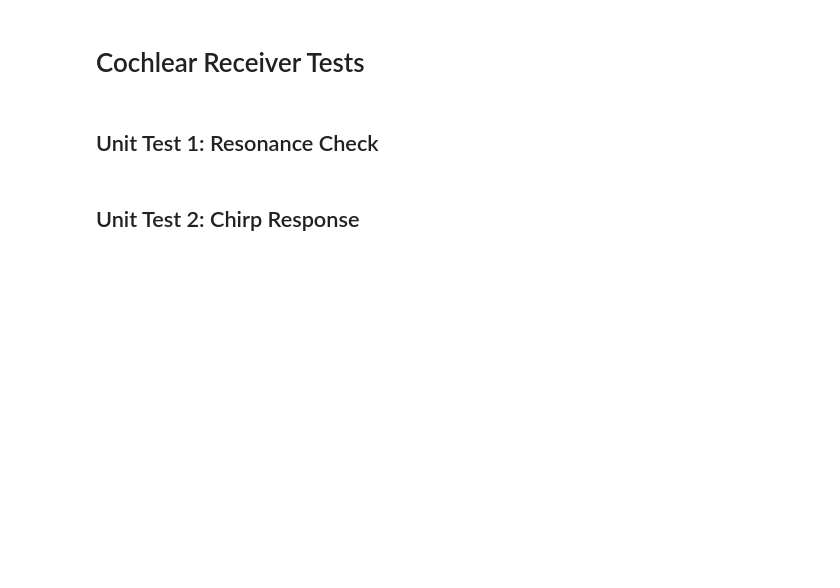
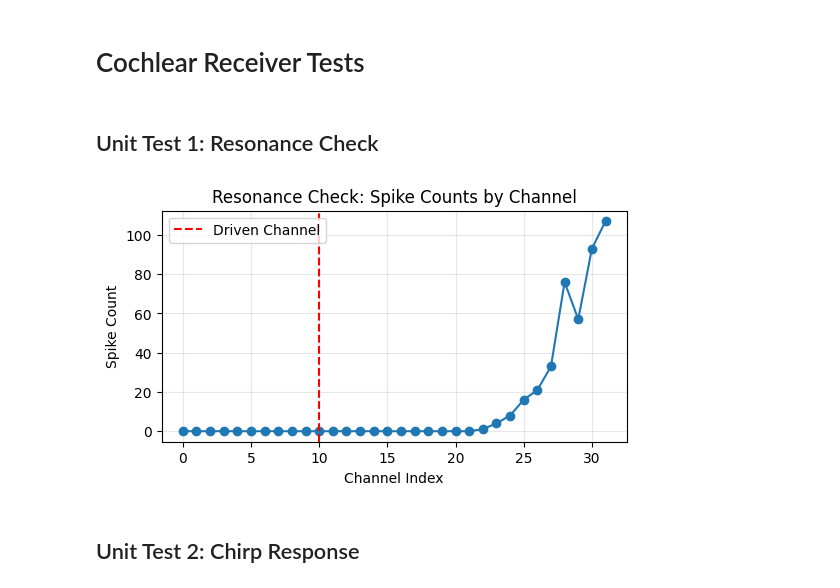
Before and after one commit to jackhenry02/Radar_SNN_2, a Jupyter notebook: cochlea_notebooks/cochlear_tests.ipynb, the cells around one changed output. Cells and saved outputs as stored; diff of their text form; code cells hidden in the pictures; blank space fills up the shorter version.

```diff
--- a/cochlea_notebooks/cochlear_tests.ipynb
+++ b/cochlea_notebooks/cochlear_tests.ipynb
@@ -39,22 +39,24 @@ time_s = model_config.time_vector()
 ## Unit Test 1: Resonance Check
 # %%
 # Drive the channel-3 frequency with a pure tone
-channel_idx = 2  # zero-based index (channel 3)
+channel_idx = 10  # zero-based index (channel 3)
 freq_hz = receiver.frequencies_hz[channel_idx]
 signal = np.sin(2.0 * np.pi * freq_hz * time_s)
 
 spikes = receiver.process(signal, signal)
 spike_counts = spikes["left"].sum(axis=1)
 
 plt.figure(figsize=(6, 3))
 plt.plot(spike_counts, marker="o")
 plt.axvline(channel_idx, color="red", linestyle="--", label="Driven Channel")
 plt.title("Resonance Check: Spike Counts by Channel")
 plt.xlabel("Channel Index")
 plt.ylabel("Spike Count")
 plt.legend()
 plt.grid(True, alpha=0.3)
 plt.show()
+# %% [output]
+[figure, added]
 # %% [markdown]
 ## Unit Test 2: Chirp Response
 # %%
```
Also changed, not shown: parts of 2 cells of this notebook, 1 other file.
